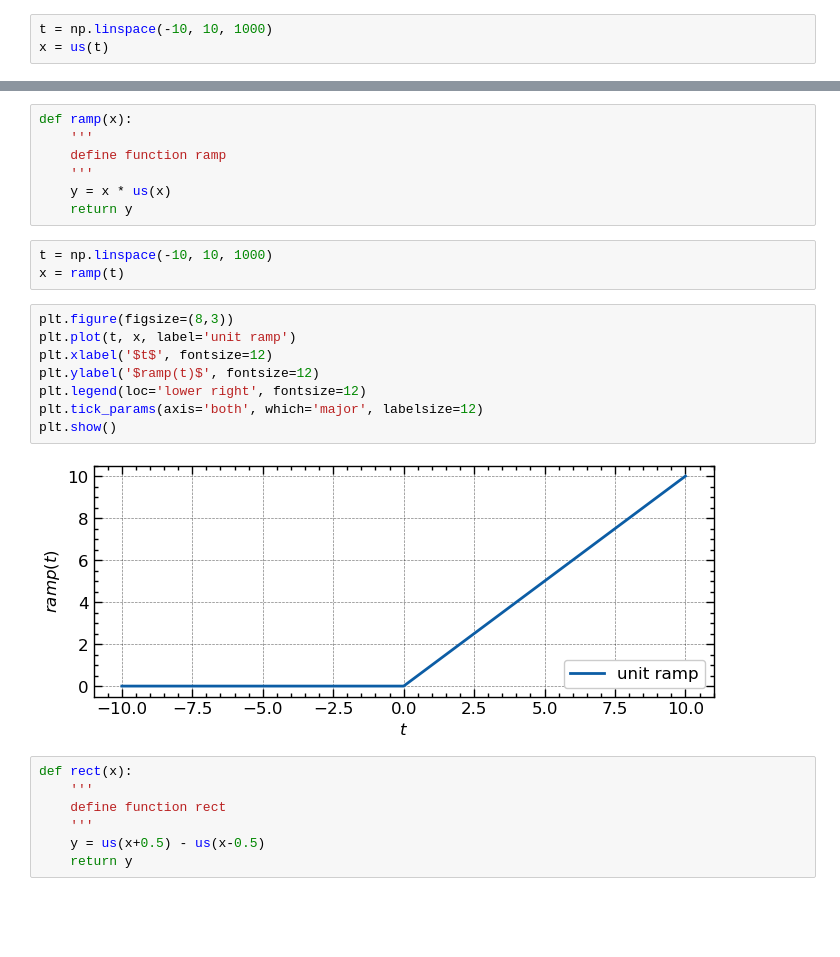
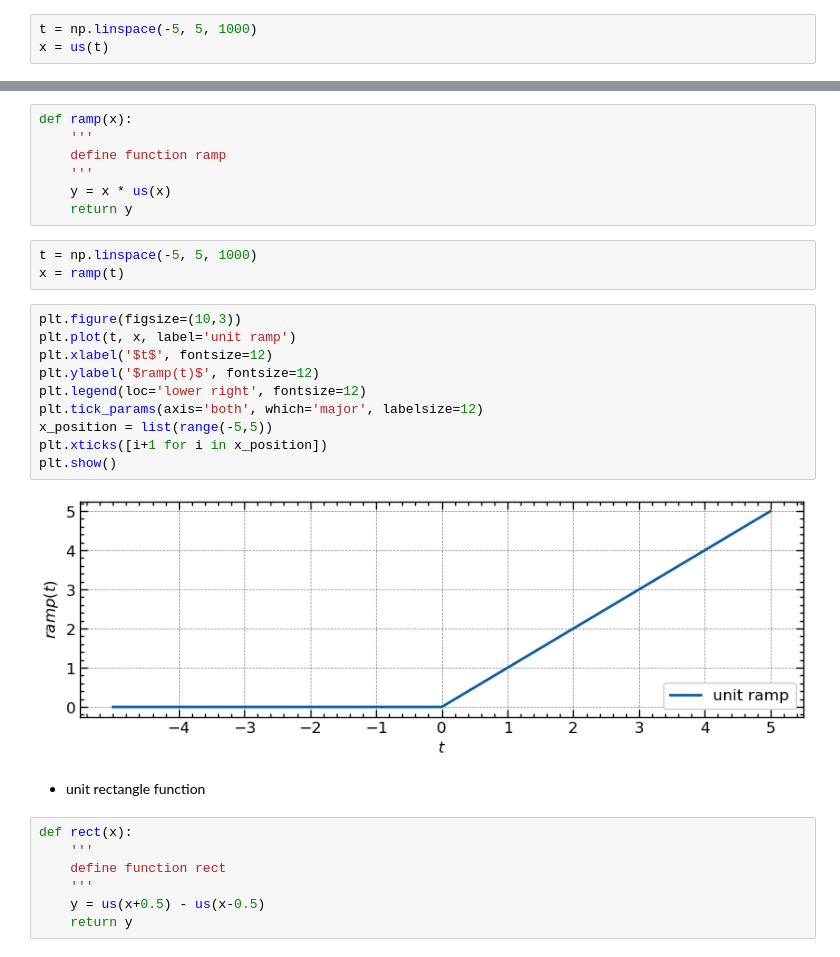
Before and after one commit to mshong/signals_systems, a Jupyter notebook: chap2_continuous signals.ipynb, the cells around one changed output, grey strips where cells are left out. Drawn from its saved outputs; the diff is of its cells as text; blank space fills up the shorter version.

```diff
--- a/chap2_continuous signals.ipynb
+++ b/chap2_continuous signals.ipynb
@@ -28,6 +30,6 @@ def us(x):
     y = np.heaviside(x, 0.5)
     return y
 # %%
-t = np.linspace(-10, 10, 1000)
+t = np.linspace(-5, 5, 1000)
 x = us(t)
 # %%
@@ -48,18 +54,22 @@ def ramp(x):
     y = x * us(x)
     return y
 # %%
-t = np.linspace(-10, 10, 1000)
+t = np.linspace(-5, 5, 1000)
 x = ramp(t)
 # %%
-plt.figure(figsize=(8,3))
+plt.figure(figsize=(10,3))
 plt.plot(t, x, label='unit ramp')
 plt.xlabel('$t$', fontsize=12)
 plt.ylabel('$ramp(t)$', fontsize=12)
 plt.legend(loc='lower right', fontsize=12)
 plt.tick_params(axis='both', which='major', labelsize=12)
+x_position = list(range(-5,5))
+plt.xticks([i+1 for i in x_position])
 plt.show()
 # %% [output]
-[figure, old version]
+[figure, new version]
+# %% [markdown]
+- unit rectangle function
 # %%
 def rect(x):
     '''
```
Also changed, not shown: parts of 6 cells of this notebook.
